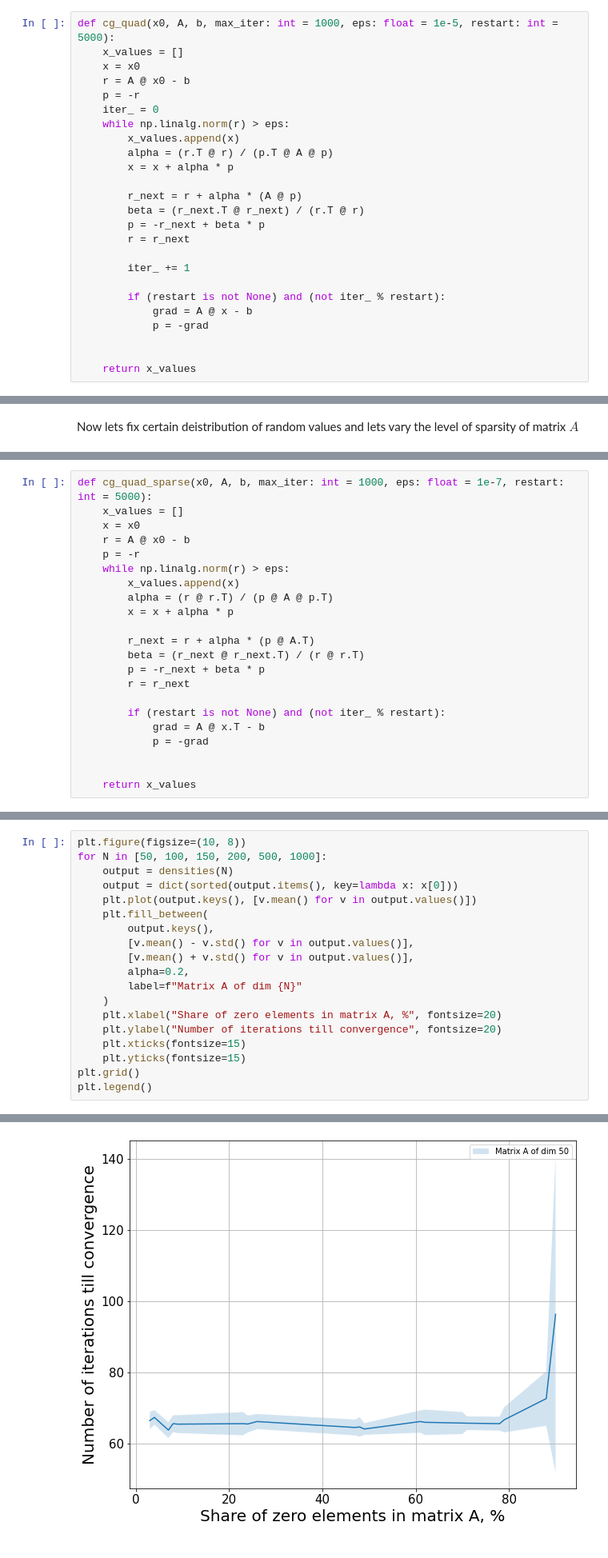
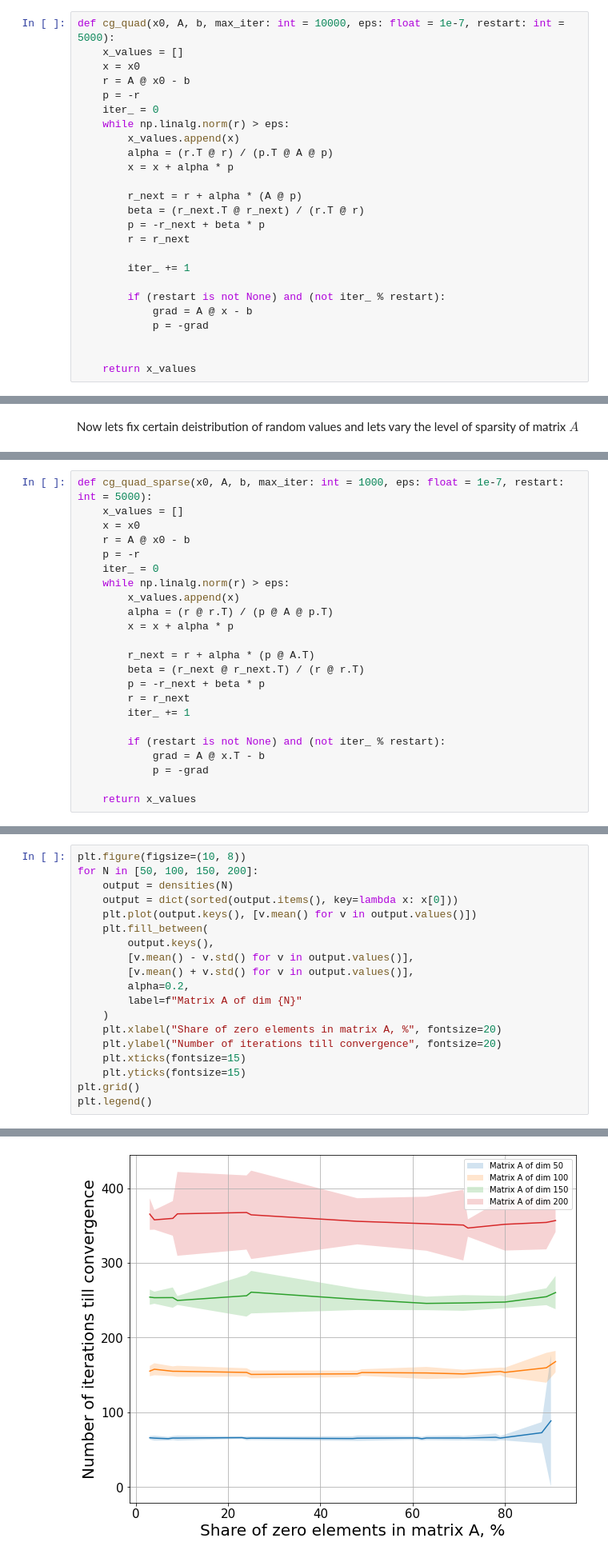
Before and after one commit to narekvslife/opt-ml, a Jupyter notebook: experiments.ipynb, the cells around one changed output, grey strips where cells are left out. Shown at 80% size. Cells and saved outputs as stored; diff of their text form.

```diff
--- a/experiments.ipynb
+++ b/experiments.ipynb
@@ -208,5 +208,5 @@ DeviceArray(0.9829217, dtype=float64)
 # %%
-def cg_quad(x0, A, b, max_iter: int = 1000, eps: float = 1e-5, restart: int = 5000):
+def cg_quad(x0, A, b, max_iter: int = 10000, eps: float = 1e-7, restart: int = 5000):
     x_values = []
     x = x0
     r = A @ x0 - b
@@ -442,6 +445,7 @@ def cg_quad_sparse(x0, A, b, max_iter: int = 1000, eps: float = 1e-7, restart: i
     x = x0
     r = A @ x0 - b
     p = -r
+    iter_ = 0
     while np.linalg.norm(r) > eps:
         x_values.append(x)
         alpha = (r @ r.T) / (p @ A @ p.T)
@@ -451,12 +455,12 @@ def cg_quad_sparse(x0, A, b, max_iter: int = 1000, eps: float = 1e-7, restart: i
         beta = (r_next @ r_next.T) / (r @ r.T)
         p = -r_next + beta * p
         r = r_next
+        iter_ += 1
 
         if (restart is not None) and (not iter_ % restart):
             grad = A @ x.T - b
             p = -grad
 
-
     return x_values
 # %%
 def densities(N):
@@ -479,24 +483,24 @@ def densities(N):
     return output
 # %%
 plt.figure(figsize=(10, 8))
-for N in [50, 100, 150, 200, 500, 1000]:
+for N in [50, 100, 150, 200]:
     output = densities(N)
     output = dict(sorted(output.items(), key=lambda x: x[0]))
     plt.plot(output.keys(), [v.mean() for v in output.values()])
     plt.fill_between(
         output.keys(),
         [v.mean() - v.std() for v in output.values()],
         [v.mean() + v.std() for v in output.values()],
         alpha=0.2,
         label=f"Matrix A of dim {N}"
     )
     plt.xlabel("Share of zero elements in matrix A, %", fontsize=20)
     plt.ylabel("Number of iterations till convergence", fontsize=20)
     plt.xticks(fontsize=15)
     plt.yticks(fontsize=15)
 plt.grid()
 plt.legend()
 # %% [output]
 <matplotlib.legend.Legend at 0x...>
-[figure, old version]
+[figure, new version]
 # %% [markdown]
```
Also changed, not shown: parts of 11 cells of this notebook.
